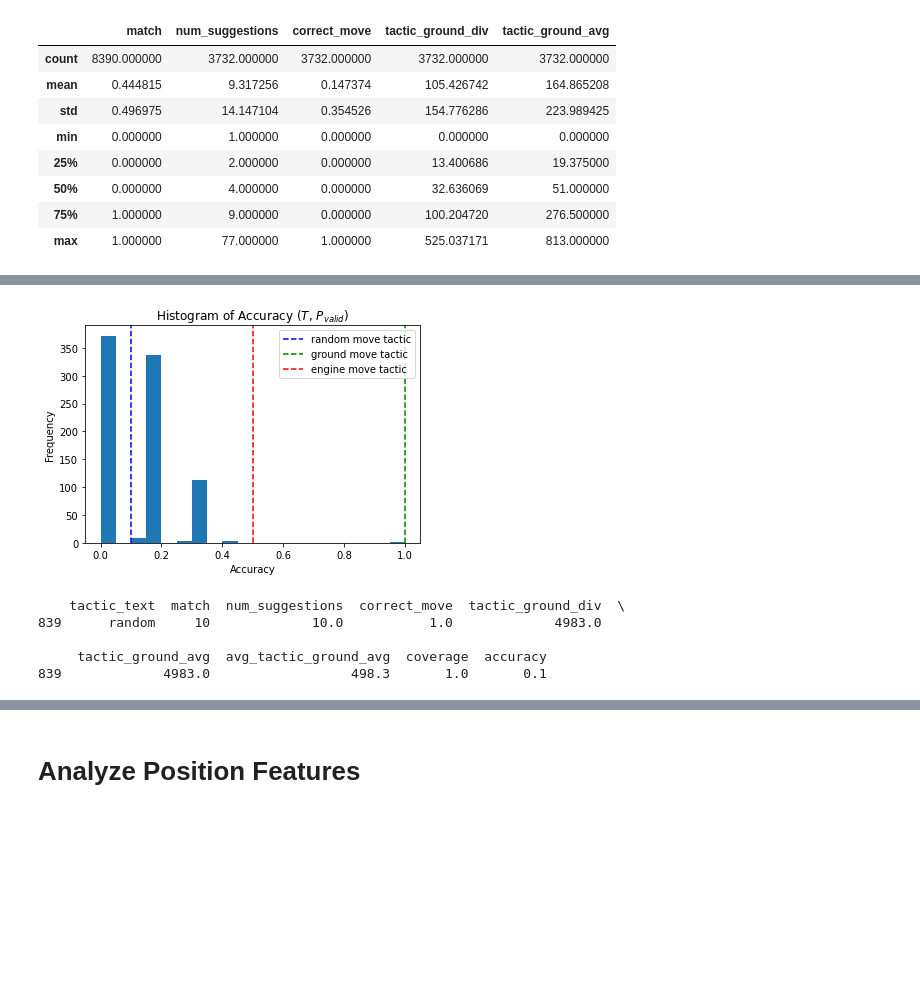
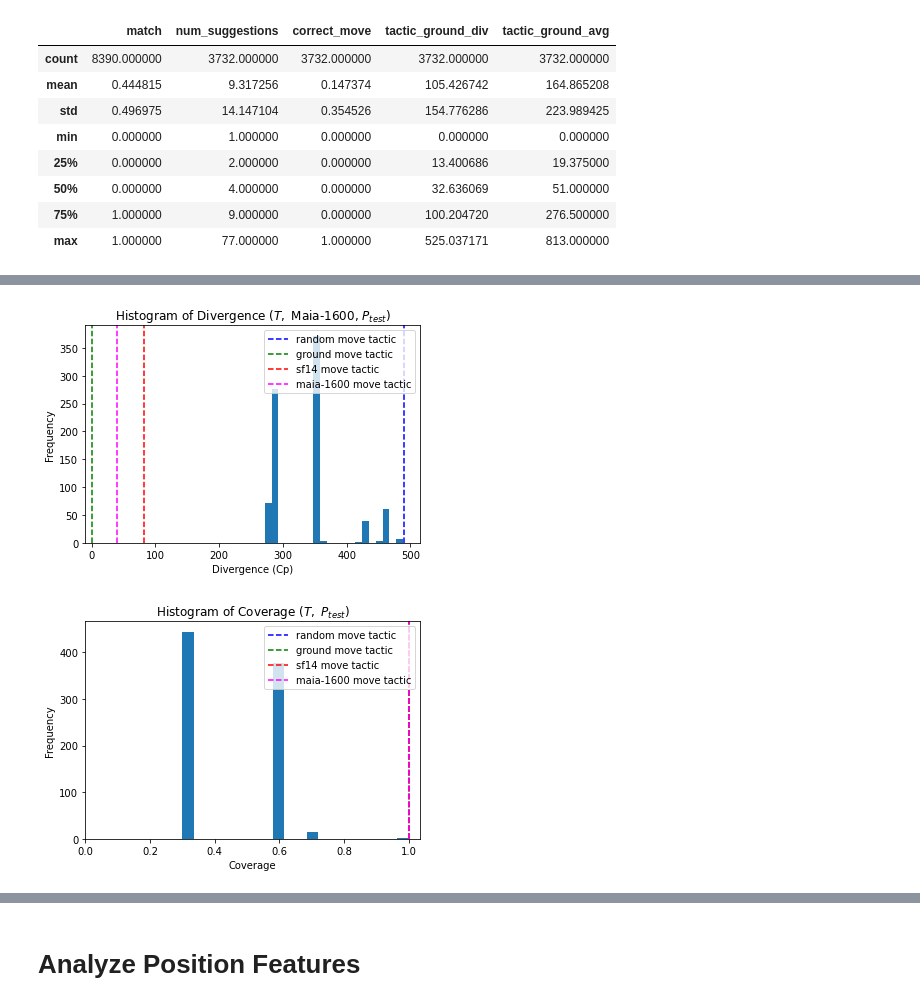
Before and after one commit to AbhijeetKrishnan/Popper, a Jupyter notebook: analysis.ipynb, the cells around one changed output, grey strips where cells are left out. Drawn from its saved outputs; the diff is of its cells as text; code cells hidden in the pictures; blank space fills up the shorter version.

```diff
--- a/analysis.ipynb
+++ b/analysis.ipynb
@@ -35,15 +26,22 @@ BINS = 20
+# %%
+def calculate_metrics(df): # TODO: refactor this and the method in analysis.py
+    agg = df.groupby('tactic_text').aggregate(np.nansum).reset_index()
+    agg['avg_tactic_ground_avg'] = agg['tactic_ground_avg'] / agg['match']
+    agg['coverage'] = agg['match'] / df.groupby(['position', 'move']).ngroups
+    agg['accuracy'] = agg['correct_move'] / agg['match']
+    return agg
 # %%
-agg['avg_tactic_ground_avg'] = agg['tactic_ground_avg'] / agg['match']
-mask = agg['tactic_text'].isin(['ground', 'engine_best'])
-agg_masked = agg[~mask]
-plt.hist(agg_masked['avg_tactic_ground_avg'], bins=BINS)
-plt.axvline(agg[agg['tactic_text'] == "random"]['avg_tactic_ground_avg'].values, linestyle='dashed', color='blue', label='random move tactic')
-plt.axvline(agg[agg['tactic_text'] == "ground"]['avg_tactic_ground_avg'].values, linestyle='dashed', color='green', label='ground move tactic')
-plt.axvline(agg[agg['tactic_text'] == "engine_best"]['avg_tactic_ground_avg'].values, linestyle='dashed', color='red', label='engine move tactic')
-plt.title('Histogram of Divergence from Ground $(T,$ Maia-1600, $P_{valid})$')
-plt.xlabel('Divergence (Cp)')
-plt.ylabel('Frequency')
-plt.xlim(left=-10)
-
-plt.legend(loc=1)
-plt.show()
+def generate_frequency_graph(df, metric_fname: str, title: str='?', xlabel: str=None, bins: int=20, left: int=0, right=None):
+    mask = df['tactic_text'].isin(['ground', 'sf14', 'maia_1600', 'random'])
+    df_masked = df[~mask]
+    plt.hist(df_masked[metric_fname], bins=bins) # exclude default tactics from histogram
+    plt.axvline(df[df['tactic_text'] == "random"][metric_fname].values, linestyle='dashed', color='blue', label='random move tactic')
+    plt.axvline(df[df['tactic_text'] == "ground"][metric_fname].values, linestyle='dashed', color='green', label='ground move tactic')
+    plt.axvline(df[df['tactic_text'] == "sf14"][metric_fname].values, linestyle='dashed', color='red', label='sf14 move tactic')
+    plt.axvline(df[df['tactic_text'] == "maia_1600"][metric_fname].values, linestyle='dashed', color='magenta', label='maia-1600 move tactic')
+    plt.title(f'Histogram of {title}')
+    plt.xlabel(xlabel if xlabel else metric_fname)
+    plt.ylabel('Frequency')
+    plt.xlim(left=left, right=right)
+    plt.legend(loc=1)
+    plt.show()
@@ -69,27 +48,10 @@ plt.show()
-# %%
-agg['accuracy'] = agg['correct_move'] / agg['match']
-mask = agg['tactic_text'].isin(['ground', 'engine_best'])
-agg_masked = agg[~mask]
-plt.hist(agg_masked['accuracy'], bins=BINS)
-plt.axvline(agg[agg['tactic_text'] == "random"]['accuracy'].values, linestyle='dashed', color='blue', label='random move tactic')
-plt.axvline(agg[agg['tactic_text'] == "ground"]['accuracy'].values, linestyle='dashed', color='green', label='ground move tactic')
-plt.axvline(agg[agg['tactic_text'] == "engine_best"]['accuracy'].values, linestyle='dashed', color='red', label='engine move tactic')
-plt.title('Histogram of Accuracy $(T$, $P_{valid})$')
-plt.xlabel('Accuracy')
-plt.ylabel('Frequency')
-plt.xlim(right=None)
-
-plt.legend(loc=1)
-plt.show()
-# %% [output]
-[figure, removed]
-# %%
-final = agg.sort_values(by = ['accuracy'], ascending = [True])
-print(final[final['tactic_text'] =='random'])
-#print(list(final['tactic_text']))
-# %% [output]
-    tactic_text  match  num_suggestions  correct_move  tactic_ground_div  \
-839      random     10             10.0           1.0             4983.0
-
-     tactic_ground_avg  avg_tactic_ground_avg  coverage  accuracy
-839             4983.0                  498.3       1.0       0.1
+# %%
+df_metrics = calculate_metrics(df)
+# %%
+generate_frequency_graph(df_metrics, 'avg_tactic_ground_avg', "Divergence $(T,$ Maia-1600, $P_{test})$", "Divergence (Cp)", left=-10)
+# %% [output]
+[figure, added]
+# %%
+generate_frequency_graph(df_metrics, 'coverage', "Coverage $(T,$ $P_{test})$", "Coverage")
+# %% [output]
+[figure, added]
```
Also changed, not shown: parts of 8 cells of this notebook, 4 other files.
